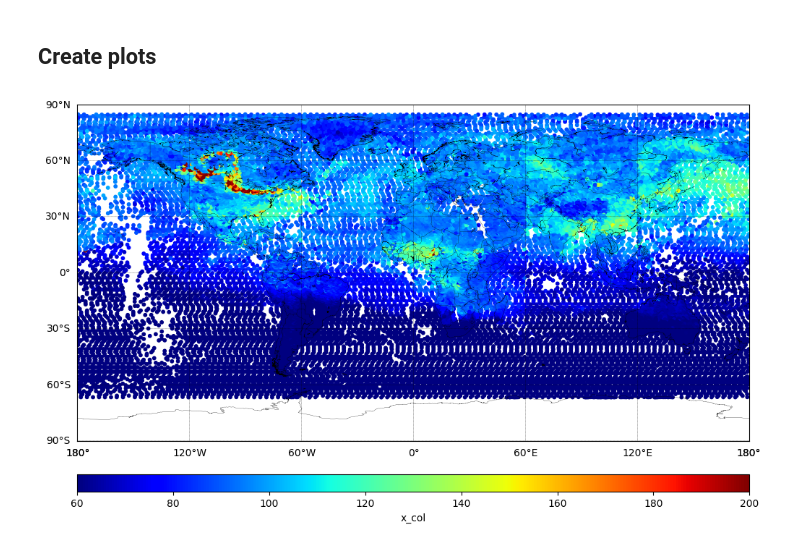
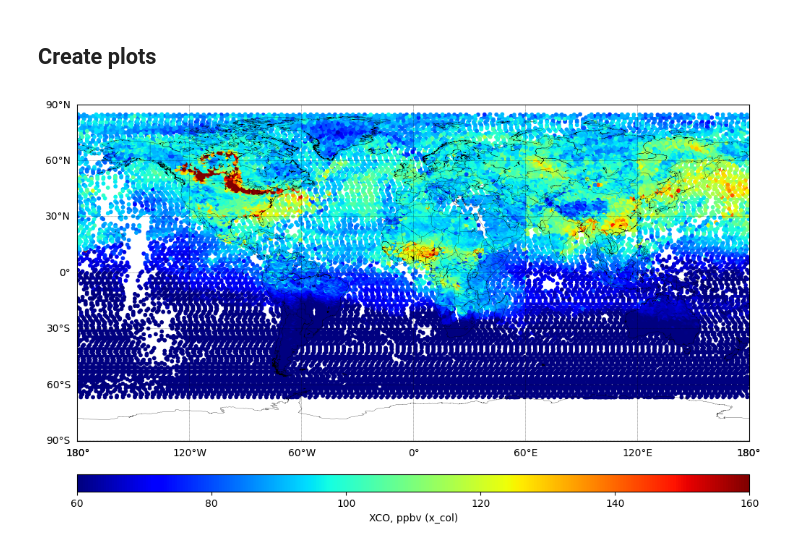
Before and after one commit to swift-earth-science/tropess-notes, a Jupyter notebook: book/data-analysis-carbon-monoxide-plot-column-xvmr.ipynb, the cells around one changed output. Cells and saved outputs as stored; diff of their text form; code cells hidden in the pictures.

```diff
--- a/book/data-analysis-carbon-monoxide-plot-column-xvmr.ipynb
+++ b/book/data-analysis-carbon-monoxide-plot-column-xvmr.ipynb
@@ -30,33 +30,33 @@ dataset.close()
 # %%
 # Specify figure size (in inches)
 plt.figure(figsize=(12, 8))
 
 # Create a basemap instance
 m = Basemap(projection='cyl', resolution='l',
             llcrnrlat=-90, urcrnrlat=90,  # set latitude limits to -90 and 90
             llcrnrlon=-180, urcrnrlon=180)  # set longitude limits to -180 and 180
 
 m.drawcoastlines(linewidth=0.2)
 m.drawcountries(linewidth=0.2)
 
 # Draw parallels (latitude lines) and meridians (longitude lines)
 parallels = np.arange(-90., 91., 30.)
 m.drawparallels(parallels, labels=[True,False,False,False], linewidth=0.3)
 
 meridians = np.arange(-180., 181., 60.)
 m.drawmeridians(meridians, labels=[False,False,False,True], linewidth=0.3)
 
 # Standard catter plot
 # Transform lat and lon to map projection coordinates
 x, y = m(longitude, latitude)
 
 # Plot the data using scatter (you may want to choose a different colormap and normalization)
-sc = m.scatter(x, y, c=x_col, cmap='jet', s=10, vmin=60.0, vmax=200.0)
+sc = m.scatter(x, y, c=x_col, cmap='jet', s=10, vmin=60.0, vmax=160.0)
 
 # Add a colorbar
 cbar = m.colorbar(sc, location='bottom', pad="10%")
-cbar.set_label('x_col')
+cbar.set_label('XCO, ppbv (x_col)')
 
 plt.show()
 # %% [output]
-[figure, old version]
+[figure, new version]
```
Also changed, not shown: 11 other files.
